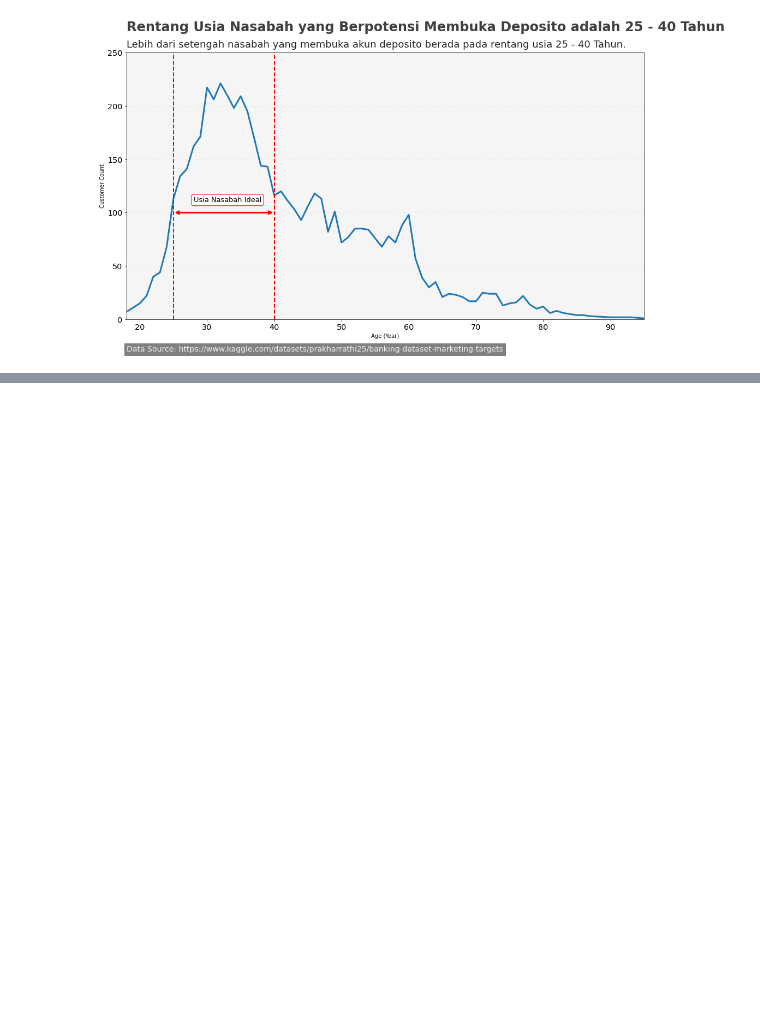
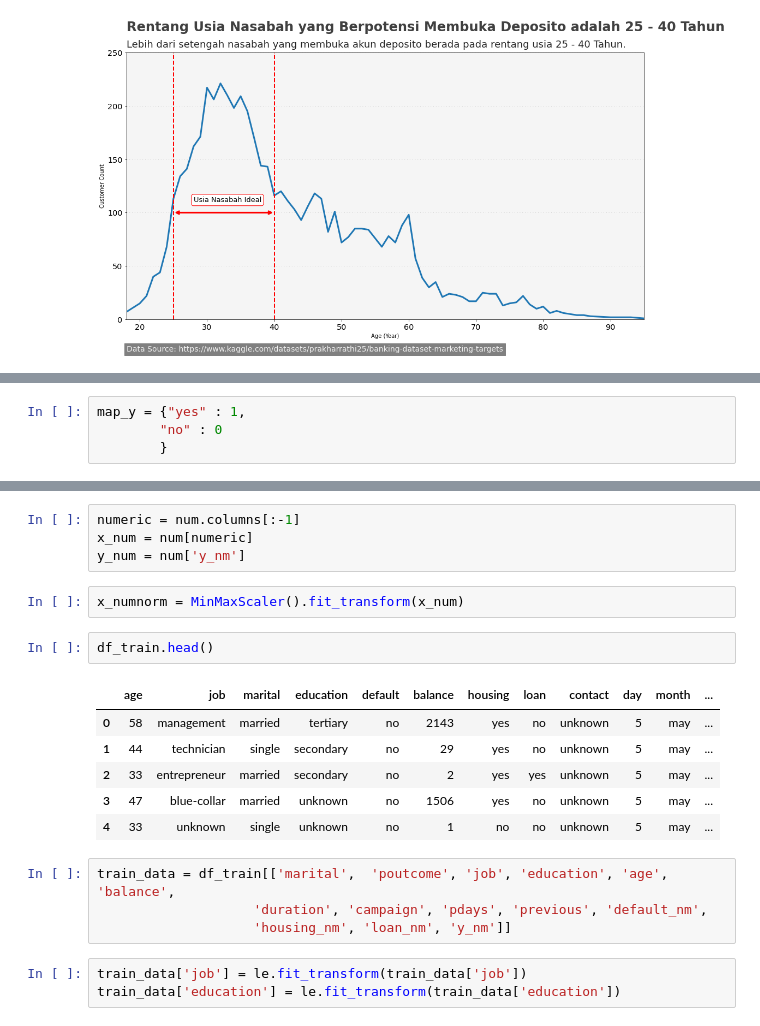
Before and after one commit to inggolanda/predict_whether_customer_will_be_buy_deposito, a Jupyter notebook: Final_Project.ipynb, the cells around one changed output, grey strips where cells are left out. Cells and saved outputs as stored; diff of their text form; blank space fills up the shorter version.

```diff
--- a/Final_Project.ipynb
+++ b/Final_Project.ipynb
@@ -704,0 +707,4 @@ plt.show()
+# %%
+map_y = {"yes" : 1,
+        "no" : 0
+        }
@@ -704,0 +766,22 @@ plt.show()
+# %%
+numeric = num.columns[:-1]
+x_num = num[numeric]
+y_num = num['y_nm']
+# %%
+x_numnorm = MinMaxScaler().fit_transform(x_num)
+# %%
+df_train.head()
+# %% [output]
+|  | age | job | marital | education | default | balance | housing | loan | contact | day | month | ... |
+| 0 | 58 | management | married | tertiary | no | 2143 | yes | no | unknown | 5 | may | ... |
+| 1 | 44 | technician | single | secondary | no | 29 | yes | no | unknown | 5 | may | ... |
+| 2 | 33 | entrepreneur | married | secondary | no | 2 | yes | yes | unknown | 5 | may | ... |
+| 3 | 47 | blue-collar | married | unknown | no | 1506 | yes | no | unknown | 5 | may | ... |
+| 4 | 33 | unknown | single | unknown | no | 1 | no | no | unknown | 5 | may | ... |
+# %%
+train_data = df_train[['marital',  'poutcome', 'job', 'education', 'age', 'balance',
+                    'duration', 'campaign', 'pdays', 'previous', 'default_nm',
+                    'housing_nm', 'loan_nm', 'y_nm']]
+# %%
+train_data['job'] = le.fit_transform(train_data['job'])
+train_data['education'] = le.fit_transform(train_data['education'])
```
Also changed, not shown: parts of 21 cells of this notebook.
